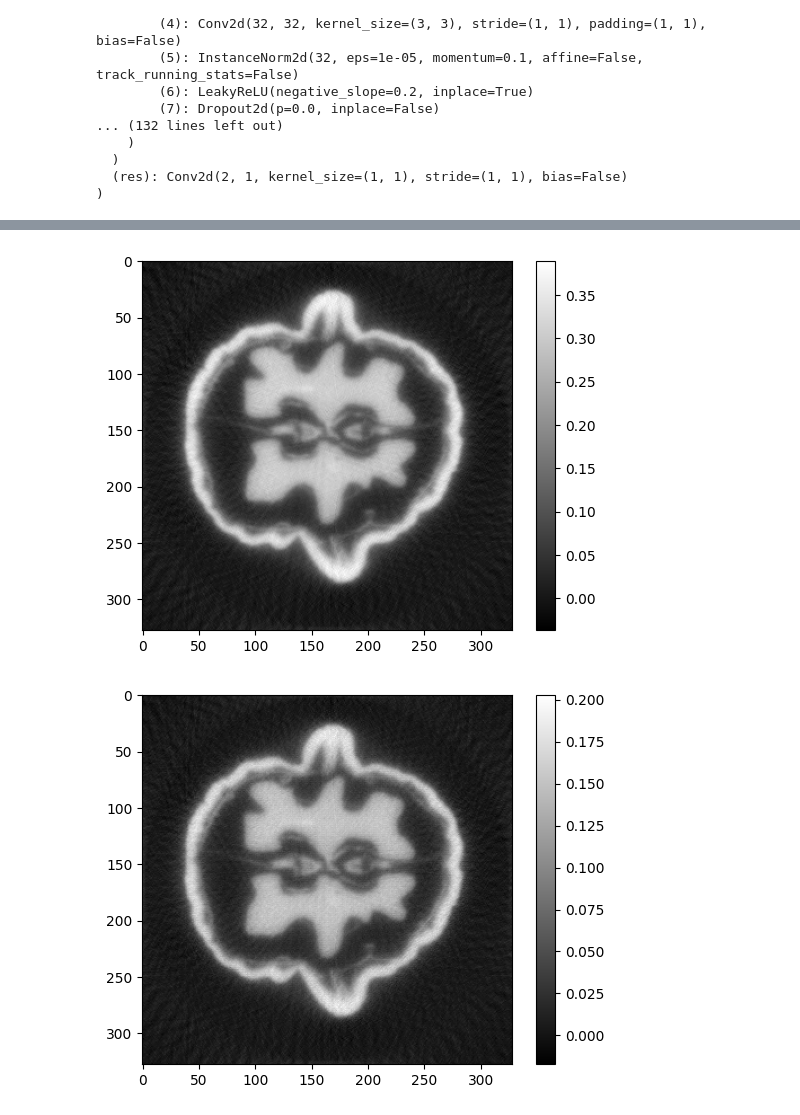
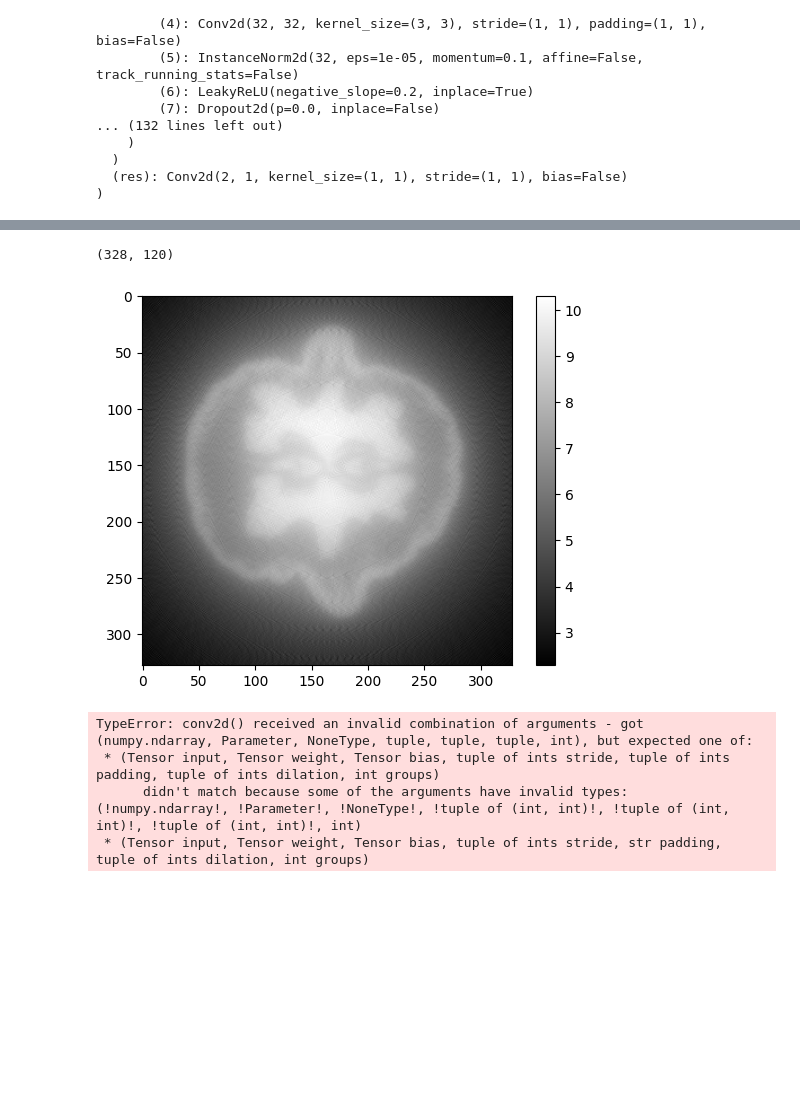
Before and after one commit to HMedeirosDosReis/CompMathStatSci, a Jupyter notebook: Summer2023/walnut/pythonDL/pdg_CNN.ipynb, the cells around one changed output, grey strips where cells are left out. Saved outputs shown, nothing was run; the diff lists cells and outputs as text; code cells hidden in the pictures; blank space fills up the shorter version.

```diff
--- a/Summer2023/walnut/pythonDL/pdg_CNN.ipynb
+++ b/Summer2023/walnut/pythonDL/pdg_CNN.ipynb
@@ -220,7 +203,10 @@ model = model.to(device) #send to GPU
 #model = torch.load('/content/drive/MyDrive/MarquetteDr/Summer2023/walnut/pythonDL/denoiser_net.pt')
 #model.eval()
 
-model = torch.load('/content/drive/MyDrive/MarquetteDr/Summer2023/walnut/pythonDL/denoiser_net_random_noise.pt')
+#model = torch.load('/content/drive/MyDrive/MarquetteDr/Summer2023/walnut/pythonDL/denoiser_net_random_noise.pt')
+#model.eval()
+
+model = torch.load('/content/drive/MyDrive/MarquetteDr/Summer2023/walnut/pythonDL/denoiser_net_AtA_preconditioned_m.pt')
 model.eval()
 # %% [output]
 UnetModel(
@@ -249,10 +235,10 @@ from scipy.io import loadmat
 # Load data from MATLAB file
 mat_data = loadmat('/content/drive/MyDrive/MarquetteDr/Summer2023/walnut/Data328.mat')
 A = mat_data['A']
-m = mat_data['m']*10
+m = mat_data['m']
 
 # Proximal Gradient Descent
-lambda_val = 0.1
+lambda_val = 0.3
 
 # Define functions
 def f(x):
@@ -278,7 +264,7 @@ def proximal_grad(A, x0, n, lambda_val, f, grad, sigma, tolerance, L):
     tol = tolerance  # Convergence tolerance
 
     # Main loop
-    for k in range(100):
+    for k in range(10):
         z_k = x_k - (tau*grad(x_k))
 
         #  denoise(z_k)
@@ -297,14 +283,14 @@ def proximal_grad(A, x0, n, lambda_val, f, grad, sigma, tolerance, L):
         my_img = z_k.reshape((int(np.sqrt(n)),int( np.sqrt(n))))
         my_img = torch.from_numpy(my_img).to(device).float()
         with torch.no_grad():
-          x_k_new  = model(my_img[None,None,:])[0][0].detach() #unet estimate
+          x_k_new  = my_img+model(my_img[None,None,:])[0][0].detach() #unet estimate
 
         # 'Normal pgd'
-        #mu = lambda_val * tau
+        mu = lambda_val * tau
         #x_k_new = sigma(z_k, mu)
-
-        x_k = x_k_new.cpu().numpy().flatten()
-        cost.append(f(x_k))
+        x_k = x_k + 0.01*x_k_new.cpu().numpy().flatten()
+        #cost.append(f(x_k))
+        print(f(x_k))
 
     return x_k, cost
 
@@ -351,38 +349,44 @@ my_img = x.reshape((int(np.sqrt(n)),int( np.sqrt(n))))
 #pad_img = torch.zeros(512,512).to(device)
 #pad_img[92:92+328, 92:92+328] = torch.from_numpy(my_img).to(device)
 #pad_img = pad_img + 0.01*torch.randn_like(pad_img)
+print(m.shape)
 
-pad_img =  torch.from_numpy(my_img).to(device).float()
+pad_img =  np.transpose(A) @ m.ravel('F')
 plt.figure()
-plt.imshow(pad_img.cpu(), cmap='gray')
+plt.imshow(pad_img.reshape((int(np.sqrt(n)),int( np.sqrt(n)))), cmap='gray')
 plt.colorbar()
 plt.show()
 
 #for i in range(1,100):
 with torch.no_grad():
   pad_img  = model(pad_img[None,None,:])[0][0].detach() #unet estimate
 
 plt.figure()
 plt.imshow(pad_img.cpu(), cmap='gray')
 plt.colorbar()
 plt.show()
 
 # Try training with different level of noises
 #-----> aparently made it worse on the toy example, removed less noise (got level noises randomly * 0.1 ),
 # in the walnut case it worked way better than the previous one, but not good yet
-# TRY EVEN LESS NOISE?
+
+# TRY EVEN LESS NOISE? -------TODO
 
 # deblur instead of denoise  A'A
 
 # TRY to make the training close to the walnuts
 # torch downsample, desize, shrink by 2
 # reshape everything to 328, then train again
 #-----> Reshaping it kind of broke, did not work even with the test at the end of script
-# TRY ON WALNUT, JUST IN CASE
+# TRY ON WALNUT, JUST IN CASE ----------TODO
 
 # gray scales are different - multiply phantos by different scaliing factors (rand between 0 1 (maybe other range to match test set) )
 
 #denoised_img  = noisy_img - net(noisy_img[None,None,:])[0][0] #unet estimate do it in training
 # %% [output]
+(328, 120)
-[figure, old version]
+[figure, new version]
-[figure, removed]
+TypeError: conv2d() received an invalid combination of arguments - got (numpy.ndarray, Parameter, NoneType, tuple, tuple, tuple, int), but expected one of:
+ * (Tensor input, Tensor weight, Tensor bias, tuple of ints stride, tuple of ints padding, tuple of ints dilation, int groups)
+      didn't match because some of the arguments have invalid types: (!numpy.ndarray!, !Parameter!, !NoneType!, !tuple of (int, int)!, !tuple of (int, int)!, !tuple of (int, int)!, int)
+ * (Tensor input, Tensor weight, Tensor bias, tuple of ints stride, str padding, tuple of ints dilation, int groups)
```
Also changed, not shown: parts of 4 cells of this notebook, 1 other file.
